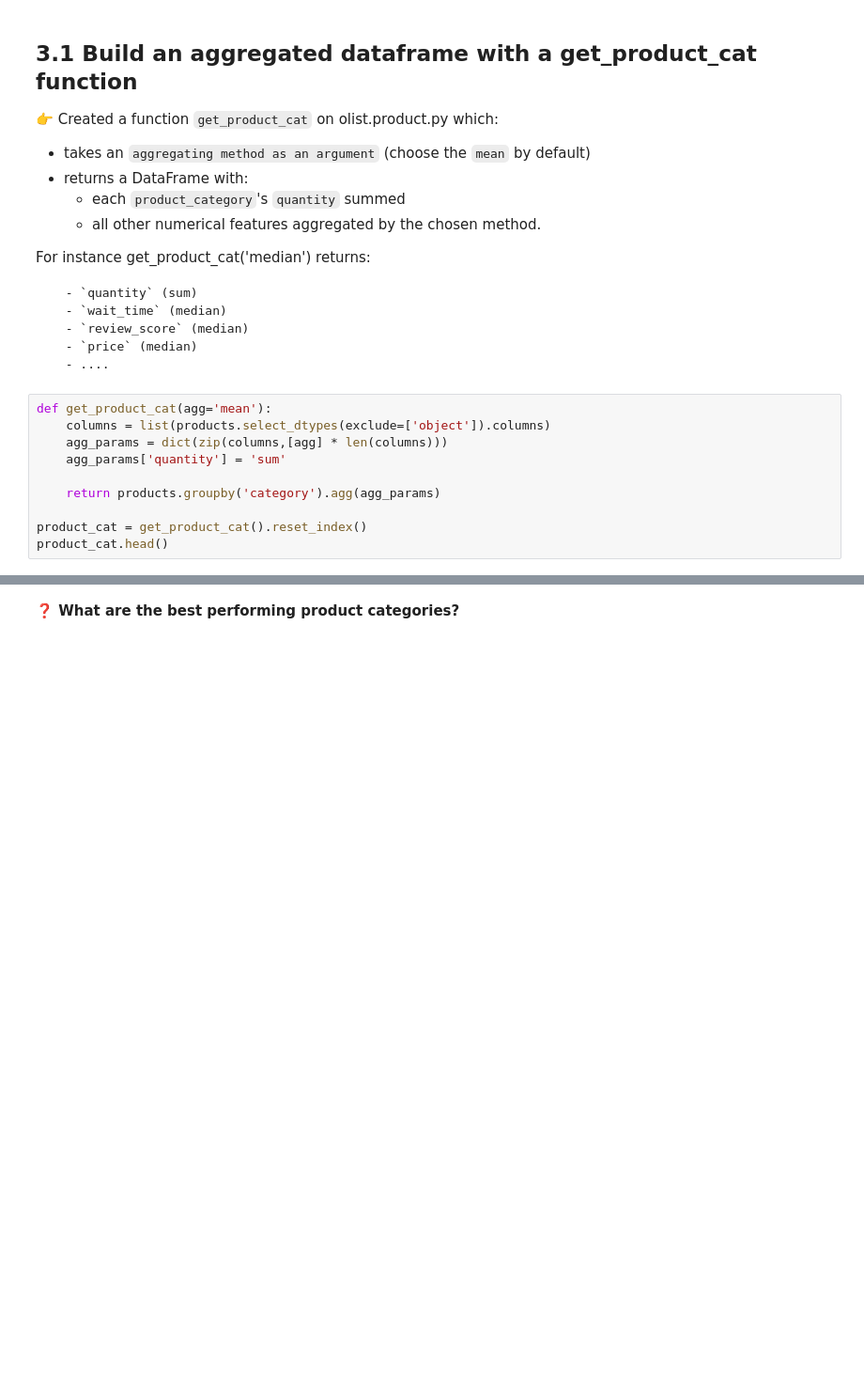
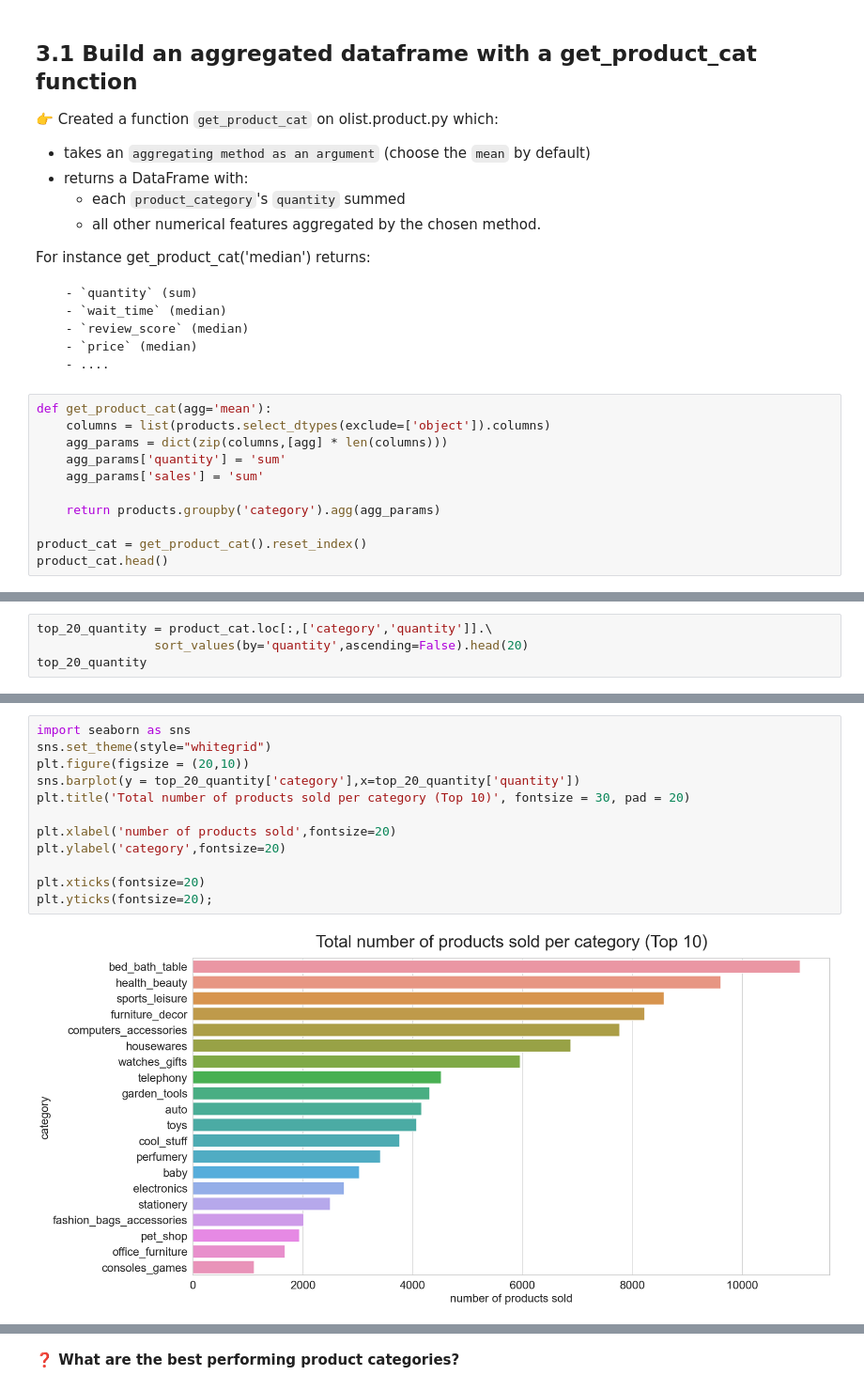
Before and after one commit to emiliasato/ecommerce-analysis, a Jupyter notebook: notebooks/EDA-products.ipynb, the cells around one changed output, grey strips where cells are left out. Shown at 94% size. Drawn from its saved outputs; the diff is of its cells as text; blank space fills up the shorter version.

Commit message:
added image

```diff
--- a/notebooks/EDA-products.ipynb
+++ b/notebooks/EDA-products.ipynb
@@ -279,6 +257,7 @@ def get_product_cat(agg='mean'):
     columns = list(products.select_dtypes(exclude=['object']).columns)
     agg_params = dict(zip(columns,[agg] * len(columns)))
     agg_params['quantity'] = 'sum'
+    agg_params['sales'] = 'sum'
 
     return products.groupby('category').agg(agg_params)
 
@@ -293,0 +275,4 @@ product_cat.head()
+# %%
+top_20_quantity = product_cat.loc[:,['category','quantity']].\
+                sort_values(by='quantity',ascending=False).head(20)
+top_20_quantity
@@ -293,0 +297,14 @@ product_cat.head()
+# %%
+import seaborn as sns
+sns.set_theme(style="whitegrid")
+plt.figure(figsize = (20,10))
+sns.barplot(y = top_20_quantity['category'],x=top_20_quantity['quantity'])
+plt.title('Total number of products sold per category (Top 10)', fontsize = 30, pad = 20)
+
+plt.xlabel('number of products sold',fontsize=20)
+plt.ylabel('category',fontsize=20)
+
+plt.xticks(fontsize=20)
+plt.yticks(fontsize=20);
+# %% [output]
+[figure, added]
```
Also changed, not shown: parts of 15 cells of this notebook, 4 other files.
